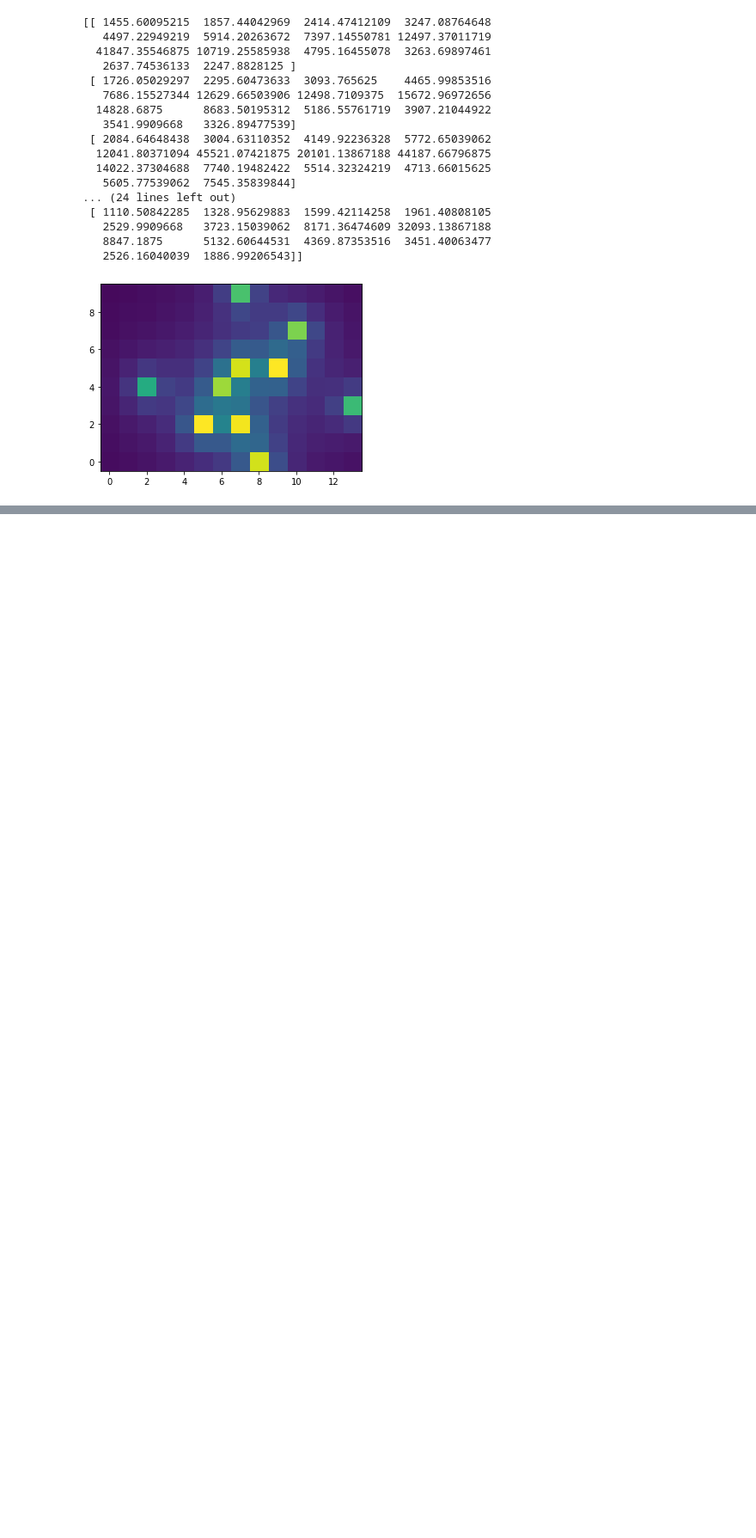
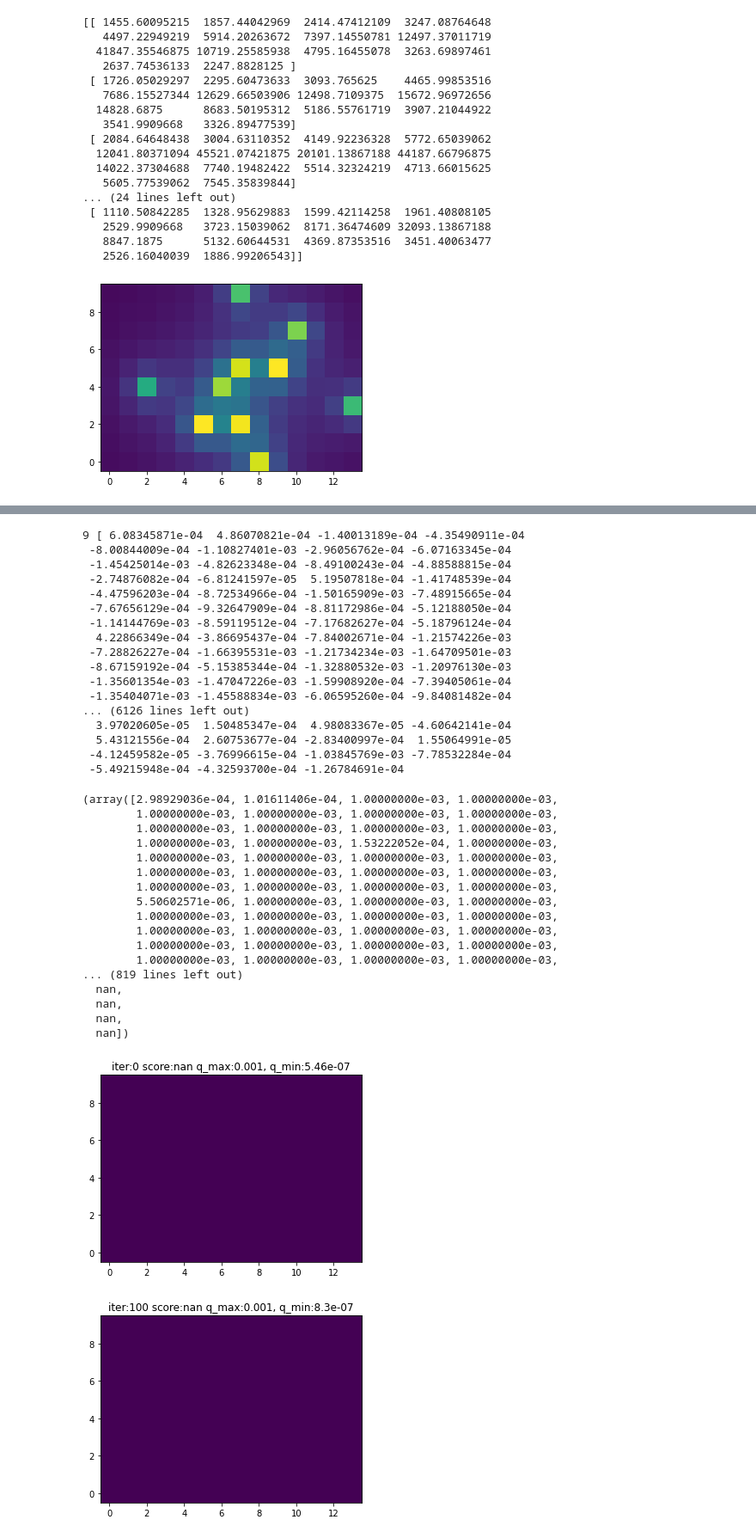
Before and after one commit to moeuu/Radiation_distribution_machine_learning, a Jupyter notebook: notebook/minamoto.ipynb, the cells around one changed output, grey strips where cells are left out. Shown at 86% size. Drawn from its saved outputs; the diff is of its cells as text; code cells hidden in the pictures; blank space fills up the shorter version.

```diff
--- a/notebook/minamoto.ipynb
+++ b/notebook/minamoto.ipynb
@@ -110,0 +176,8 @@ plt.gca().invert_yaxis()
+# %%
+def equation_14(q):
+    global A,cnts
+    biq = A.dot(q)
+    #print(biq)
+    gq = np.sum(cnts*np.log(biq)) - np.sum(biq)
+    #print(gq)
+    return gq
@@ -110,0 +201,27 @@ plt.gca().invert_yaxis()
+# %%
+def gradient_descent(initial_q, learning_rate, num_iterations):
+    q = initial_q.copy()
+    history = []
+
+    for i in range(num_iterations):
+        gradient = calculate_gradient(q)
+        q = q - learning_rate*gradient
+        #print(i, q)
+        gq = equation_14(q)
+        history.append(gq)
+
+        q[q<0]=0.001
+
+        if i % 100 == 0:
+            plt.figure()
+            plt.title(f'iter:{i} score:{gq} q_max:{q.max():.3}, q_min:{q.min():.3}')
+            viz = q.reshape(y_, x_)
+            plt.imshow(viz, vmin=0, vmax=np.percentile(cnts, 99))
+            plt.gca().invert_yaxis()
+
+    return q, history
+# %%
+M = 140
+q_max = 1000
+q_init = 1 / q_max
+q = np.array([q_init]*M)
@@ -110,0 +230,5 @@ plt.gca().invert_yaxis()
+# %%
+num_iterations = 800
+learning_rate = 0.0000000001
+gradient_descent(q, learning_rate, num_iterations)
+# %% [output]
@@ -110,0 +252,36 @@ plt.gca().invert_yaxis()
+9 [ 6.08345871e-04  4.86070821e-04 -1.40013189e-04 -4.35490911e-04
+ -8.00844009e-04 -1.10827401e-03 -2.96056762e-04 -6.07163345e-04
+ -1.45425014e-03 -4.82623348e-04 -8.49100243e-04 -4.88588815e-04
+ -2.74876082e-04 -6.81241597e-05  5.19507818e-04 -1.41748539e-04
+ -4.47596203e-04 -8.72534966e-04 -1.50165909e-03 -7.48915665e-04
+ -7.67656129e-04 -9.32647909e-04 -8.81172986e-04 -5.12188050e-04
+ -1.14144769e-03 -8.59119512e-04 -7.17682627e-04 -5.18796124e-04
+  4.22866349e-04 -3.86695437e-04 -7.84002671e-04 -1.21574226e-03
+ -7.28826227e-04 -1.66395531e-03 -1.21734234e-03 -1.64709501e-03
+ -8.67159192e-04 -5.15385344e-04 -1.32880532e-03 -1.20976130e-03
+ -1.35601354e-03 -1.47047226e-03 -1.59908920e-04 -7.39405061e-04
+ -1.35404071e-03 -1.45588834e-03 -6.06595260e-04 -9.84081482e-04
+... (6126 lines left out)
+  3.97020605e-05  1.50485347e-04  4.98083367e-05 -4.60642141e-04
+  5.43121556e-04  2.60753677e-04 -2.83400997e-04  1.55064991e-05
+ -4.12459582e-05 -3.76996615e-04 -1.03845769e-03 -7.78532284e-04
+ -5.49215948e-04 -4.32593700e-04 -1.26784691e-04
+(array([2.98929036e-04, 1.01611406e-04, 1.00000000e-03, 1.00000000e-03,
+        1.00000000e-03, 1.00000000e-03, 1.00000000e-03, 1.00000000e-03,
+        1.00000000e-03, 1.00000000e-03, 1.00000000e-03, 1.00000000e-03,
+        1.00000000e-03, 1.00000000e-03, 1.53222052e-04, 1.00000000e-03,
+        1.00000000e-03, 1.00000000e-03, 1.00000000e-03, 1.00000000e-03,
+        1.00000000e-03, 1.00000000e-03, 1.00000000e-03, 1.00000000e-03,
+        1.00000000e-03, 1.00000000e-03, 1.00000000e-03, 1.00000000e-03,
+        5.50602571e-06, 1.00000000e-03, 1.00000000e-03, 1.00000000e-03,
+        1.00000000e-03, 1.00000000e-03, 1.00000000e-03, 1.00000000e-03,
+        1.00000000e-03, 1.00000000e-03, 1.00000000e-03, 1.00000000e-03,
+        1.00000000e-03, 1.00000000e-03, 1.00000000e-03, 1.00000000e-03,
+        1.00000000e-03, 1.00000000e-03, 1.00000000e-03, 1.00000000e-03,
+... (819 lines left out)
+  nan,
+  nan,
+  nan,
+  nan])
+[figure, added]
+[figure, added]
```
Also changed, not shown: parts of 10 cells of this notebook, 5 other files.
